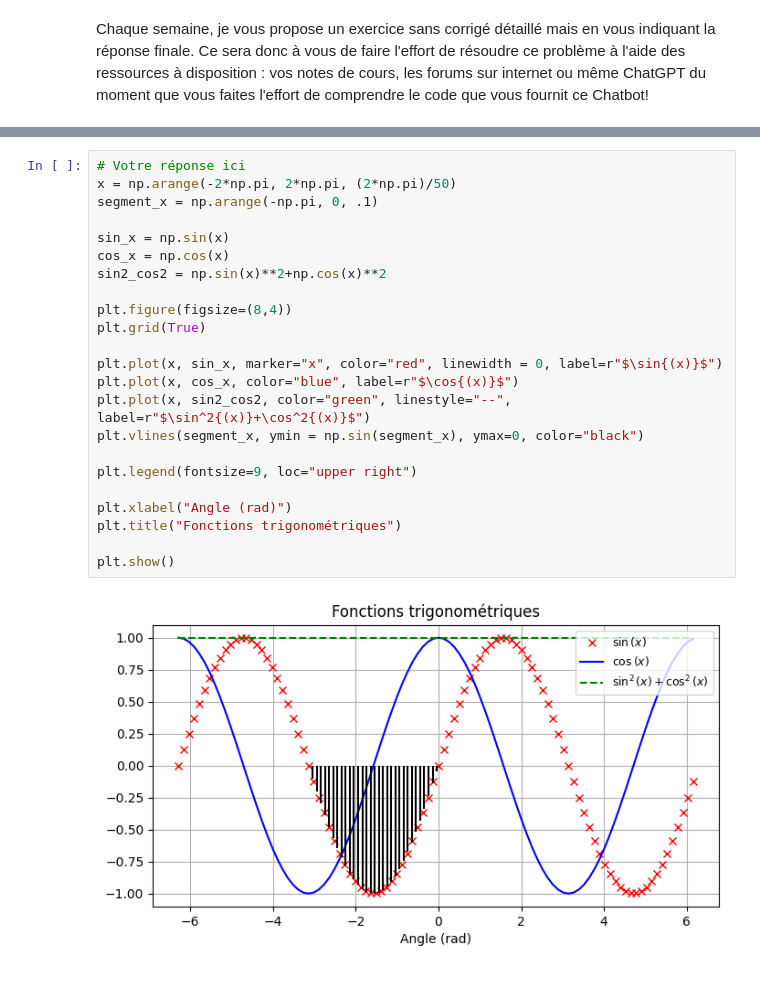
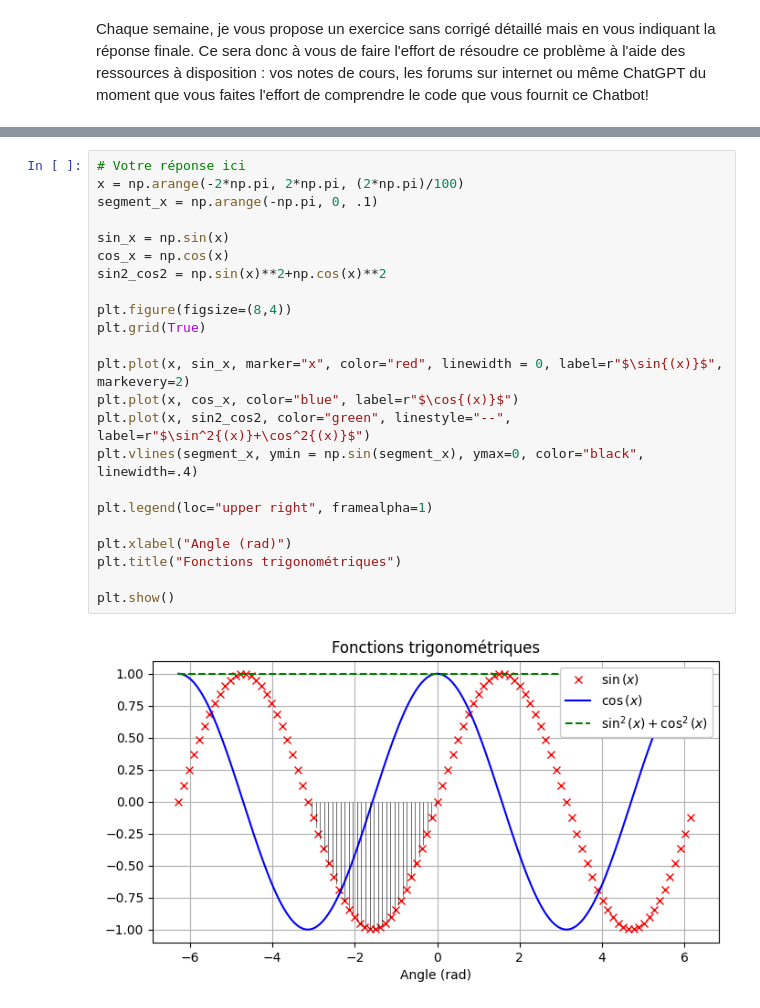
Before and after one commit to SO-CReaT3/EPFL-CodEx, a Jupyter notebook: Mise À Niveau/Serie_7.ipynb, the cells around one changed output, grey strips where cells are left out. Saved outputs shown, nothing was run; the diff lists cells and outputs as text.

```diff
--- a/Mise À Niveau/Serie_7.ipynb
+++ b/Mise À Niveau/Serie_7.ipynb
@@ -376,26 +381,26 @@ Reproduisez la figure suivante qui représente les fonctions $\sin{x}$, $\cos{x}
 ![Monexemple.png](attachment:Monexemple.png)
 # %%
 # Votre réponse ici
-x = np.arange(-2*np.pi, 2*np.pi, (2*np.pi)/50)
+x = np.arange(-2*np.pi, 2*np.pi, (2*np.pi)/100)
 segment_x = np.arange(-np.pi, 0, .1)
 
 sin_x = np.sin(x)
 cos_x = np.cos(x)
 sin2_cos2 = np.sin(x)**2+np.cos(x)**2
 
 plt.figure(figsize=(8,4))
 plt.grid(True)
 
-plt.plot(x, sin_x, marker="x", color="red", linewidth = 0, label=r"$\sin{(x)}$")
+plt.plot(x, sin_x, marker="x", color="red", linewidth = 0, label=r"$\sin{(x)}$", markevery=2)
 plt.plot(x, cos_x, color="blue", label=r"$\cos{(x)}$")
 plt.plot(x, sin2_cos2, color="green", linestyle="--", label=r"$\sin^2{(x)}+\cos^2{(x)}$")
-plt.vlines(segment_x, ymin = np.sin(segment_x), ymax=0, color="black")
+plt.vlines(segment_x, ymin = np.sin(segment_x), ymax=0, color="black", linewidth=.4)
 
-plt.legend(fontsize=9, loc="upper right")
+plt.legend(loc="upper right", framealpha=1)
 
 plt.xlabel("Angle (rad)")
 plt.title("Fonctions trigonométriques")
 
 plt.show()
 # %% [output]
-[figure, old version]
+[figure, new version]
```
Also changed, not shown: parts of 2 cells of this notebook.
